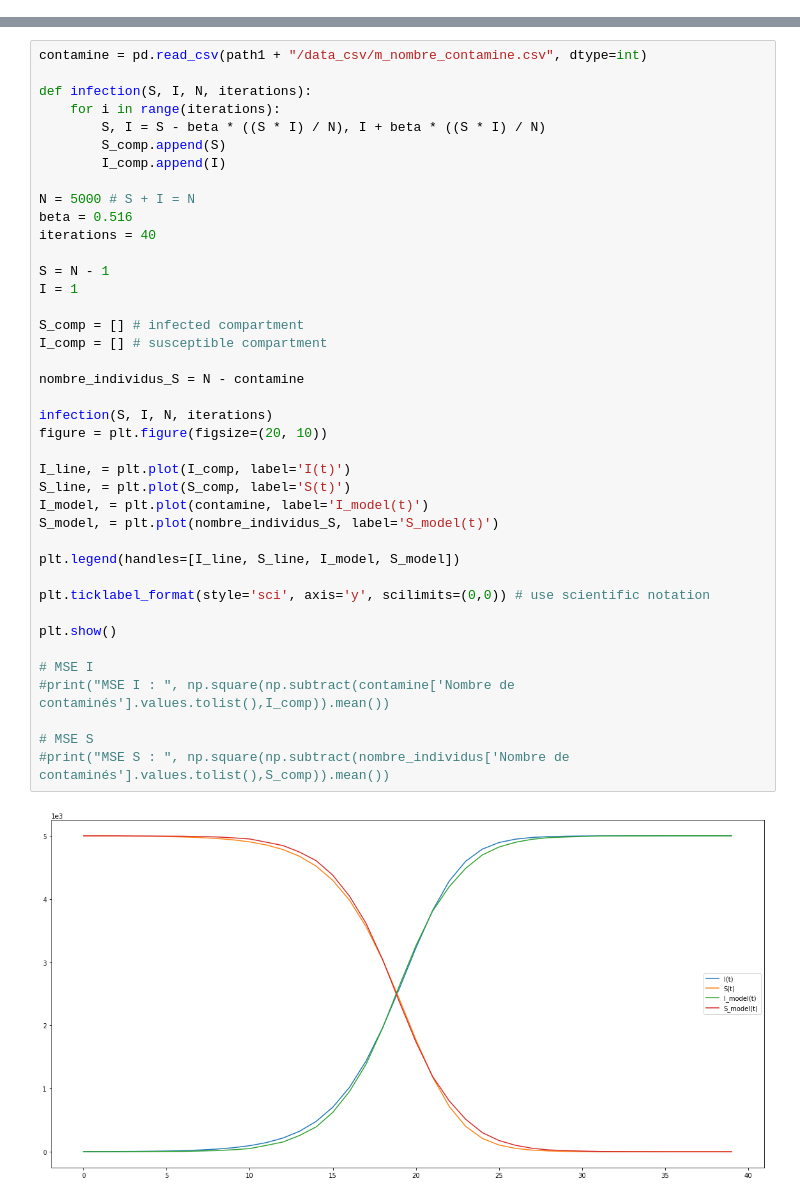
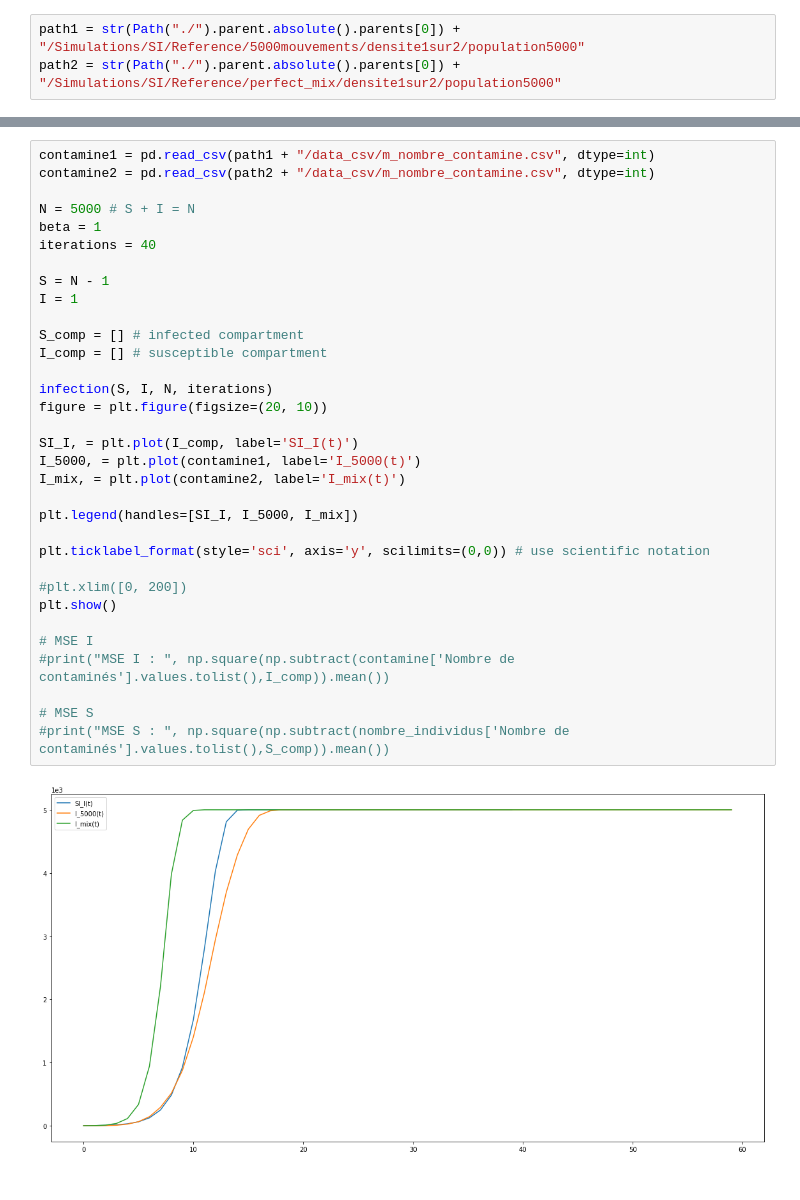
Before and after one commit to maximepasquier/Diversity, a Jupyter notebook: Python/SI.ipynb, the cells around one changed output, grey strips where cells are left out. Drawn from its saved outputs; the diff is of its cells as text.

Commit message:
Version 3.7 : premiers graphs quantitatifs

```diff
--- a/Python/SI.ipynb
+++ b/Python/SI.ipynb
@@ -15,3 +19,6 @@ path1 = "/home/maxime/Documents/Automate_Cellulaire/Diversity/Simulations/SI/Ref
+# %%
+path1 = str(Path("./").parent.absolute().parents[0]) + "/Simulations/SI/Reference/5000mouvements/densite1sur2/population5000"
+path2 = str(Path("./").parent.absolute().parents[0]) + "/Simulations/SI/Reference/perfect_mix/densite1sur2/population5000"
 # %%
 temps = pd.read_csv(path1 + "/data_csv/times.csv")
 temps_data = pd.DataFrame(temps)
@@ -24,42 +29,35 @@ print(temps_data)
 # %%
-contamine = pd.read_csv(path1 + "/data_csv/m_nombre_contamine.csv", dtype=int)
-
-def infection(S, I, N, iterations):
-    for i in range(iterations):
-        S, I = S - beta * ((S * I) / N), I + beta * ((S * I) / N)
-        S_comp.append(S)
-        I_comp.append(I)
+contamine1 = pd.read_csv(path1 + "/data_csv/m_nombre_contamine.csv", dtype=int)
+contamine2 = pd.read_csv(path2 + "/data_csv/m_nombre_contamine.csv", dtype=int)
 
 N = 5000 # S + I = N
-beta = 0.516
+beta = 1
 iterations = 40
 
 S = N - 1
 I = 1
 
 S_comp = [] # infected compartment
 I_comp = [] # susceptible compartment
 
-nombre_individus_S = N - contamine
-
 infection(S, I, N, iterations)
 figure = plt.figure(figsize=(20, 10))
 
-I_line, = plt.plot(I_comp, label='I(t)')
-S_line, = plt.plot(S_comp, label='S(t)')
-I_model, = plt.plot(contamine, label='I_model(t)')
-S_model, = plt.plot(nombre_individus_S, label='S_model(t)')
+SI_I, = plt.plot(I_comp, label='SI_I(t)')
+I_5000, = plt.plot(contamine1, label='I_5000(t)')
+I_mix, = plt.plot(contamine2, label='I_mix(t)')
 
-plt.legend(handles=[I_line, S_line, I_model, S_model])
+plt.legend(handles=[SI_I, I_5000, I_mix])
 
 plt.ticklabel_format(style='sci', axis='y', scilimits=(0,0)) # use scientific notation
 
+#plt.xlim([0, 200])
 plt.show()
 
 # MSE I
 #print("MSE I : ", np.square(np.subtract(contamine['Nombre de contaminés'].values.tolist(),I_comp)).mean())
 
 # MSE S
 #print("MSE S : ", np.square(np.subtract(nombre_individus['Nombre de contaminés'].values.tolist(),S_comp)).mean())
 # %% [output]
-[figure, old version]
+[figure, new version]
```
Also changed, not shown: parts of 115 cells of this notebook, 6 other files.
